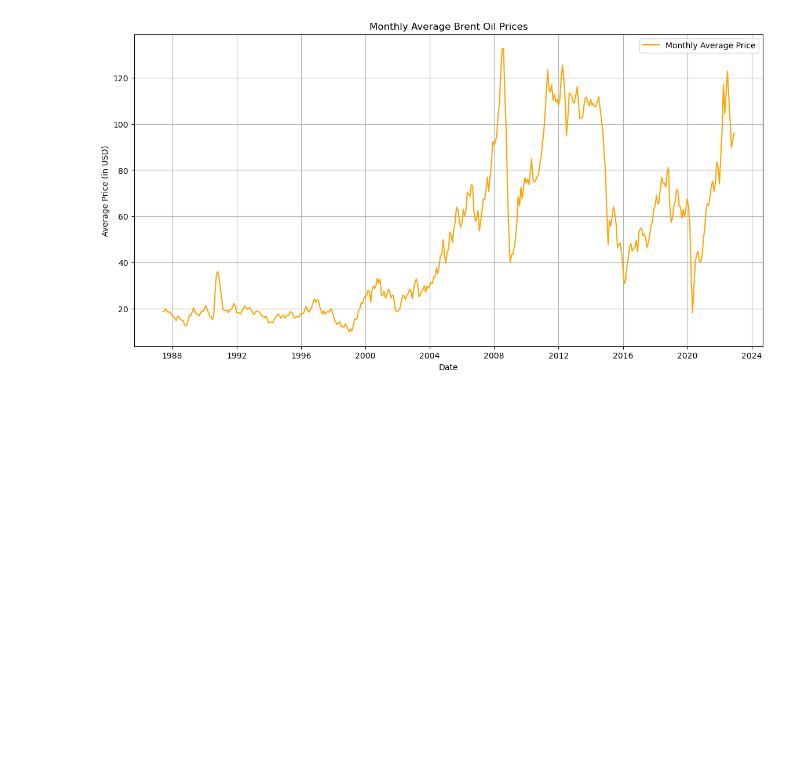
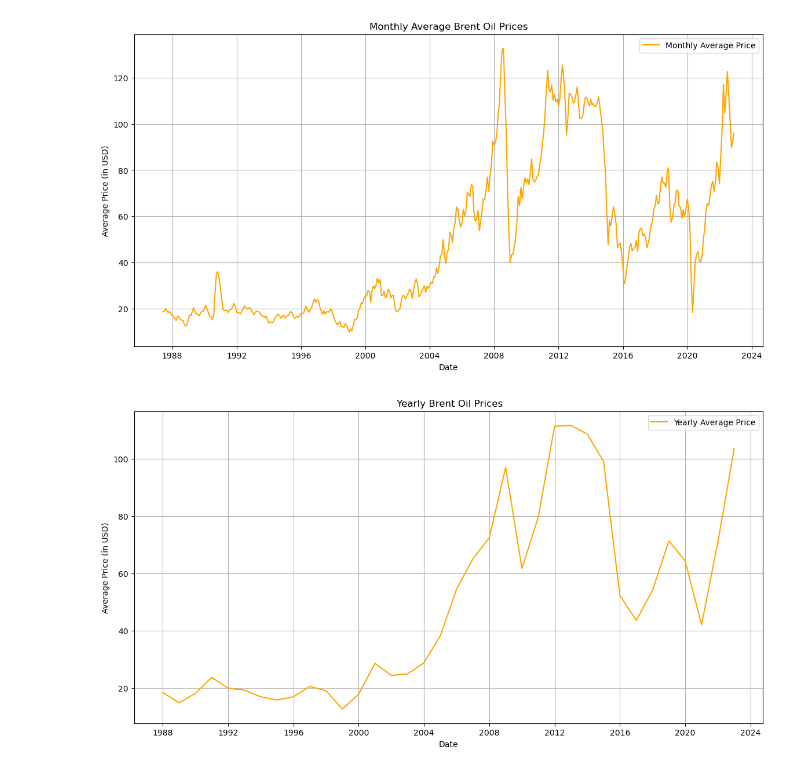
Before and after one commit to erisimasol/Week-10-KAIM-10X, a Jupyter notebook: Notebook/Week-10-Task-01.ipynb, the cells around one changed output. Saved outputs shown, nothing was run; the diff lists cells and outputs as text; code cells hidden in the pictures; blank space fills up the shorter version.

```diff
--- a/Notebook/Week-10-Task-01.ipynb
+++ b/Notebook/Week-10-Task-01.ipynb
@@ -130,3 +128,14 @@ plt.grid()
 plt.show()
 # %% [output]
 [figure]
+# %%
+plt.figure(figsize=(14, 7))
+plt.plot(Yearly, label='Yearly Average Price', color='orange')
+plt.title(' Yearly Brent Oil Prices')
+plt.xlabel('Date')
+plt.ylabel('Average Price (in USD)')
+plt.legend()
+plt.grid()
+plt.show()
+# %% [output]
+[figure, added]
```
Also changed, not shown: parts of 6 cells of this notebook.
